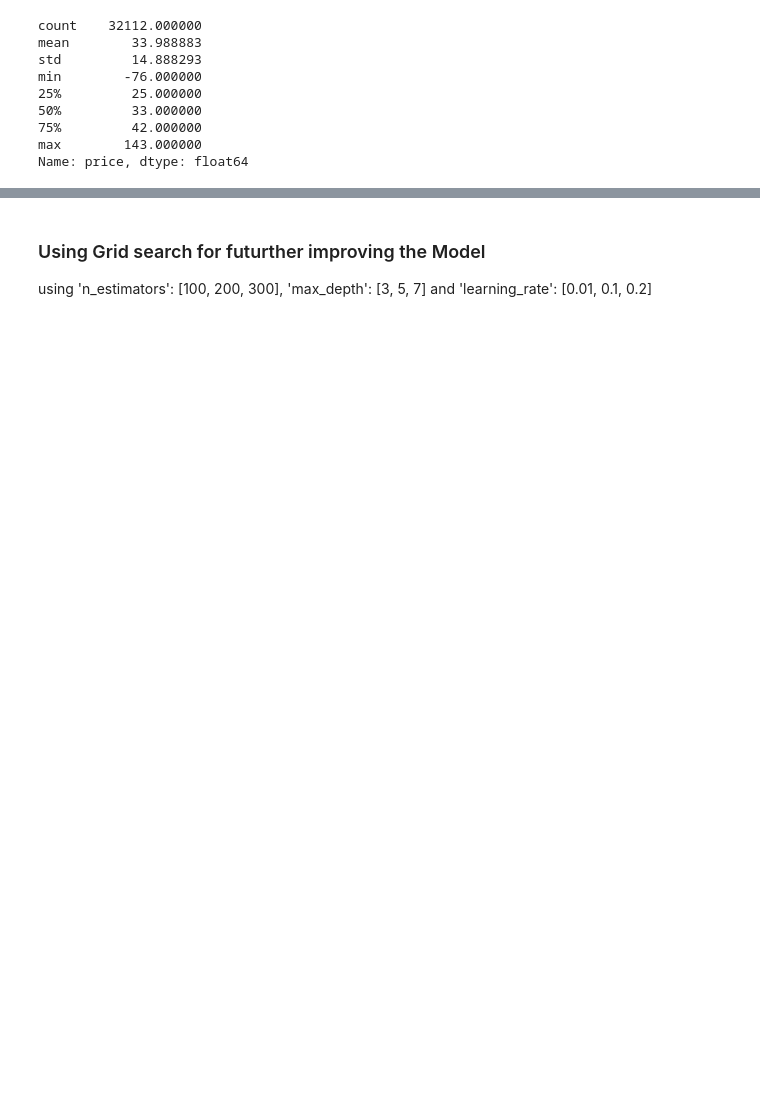
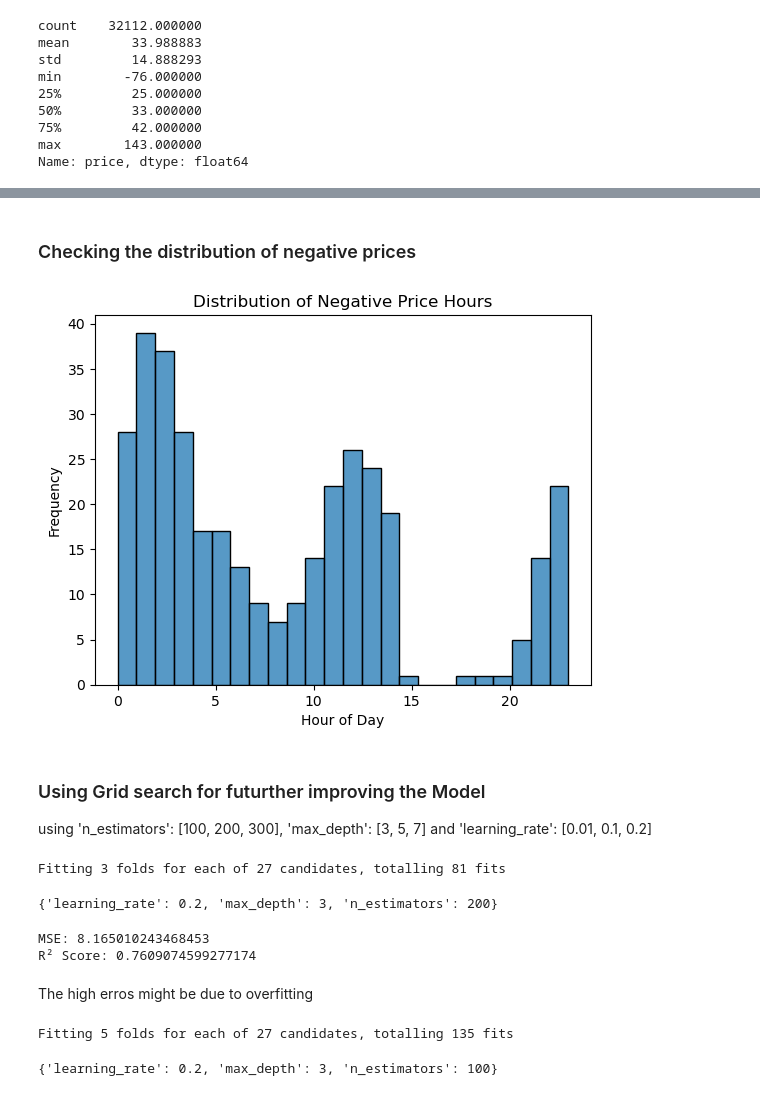
Before and after one commit to jaineshk/Energy-Demand-and-Price-forcasting, a Jupyter notebook: Notebooks/03_model_training_test.ipynb, the cells around one changed output, grey strips where cells are left out. Drawn from its saved outputs; the diff is of its cells as text; code cells hidden in the pictures; blank space fills up the shorter version.

```diff
--- a/Notebooks/03_model_training_test.ipynb
+++ b/Notebooks/03_model_training_test.ipynb
@@ -170,3 +181,5 @@ min        -76.000000
 75%         42.000000
 max        143.000000
 Name: price, dtype: float64
+# %%
+negative_price = austria_df[austria_df['price'] < 0]
@@ -173,5 +198,57 @@ Name: price, dtype: float64
+# %% [markdown]
+### Checking the distribution of negative prices
+# %%
+sns.histplot(negative_price['Hour'], bins=24, kde=False)
+plt.title("Distribution of Negative Price Hours")
+plt.xlabel("Hour of Day")
+plt.ylabel("Frequency")
+plt.show()
+# %% [output]
+[figure, added]
 # %% [markdown]
 ### Using Grid search for futurther improving the Model
 using 'n_estimators': [100, 200, 300], 'max_depth': [3, 5, 7] and 'learning_rate': [0.01, 0.1, 0.2]
 # %%
 from sklearn.model_selection import GridSearchCV
+
+# Parameter
+param_grid = {'n_estimators': [100, 200, 300],'max_depth': [3, 5, 7],'learning_rate': [0.01, 0.1, 0.2]}
+
+
+'''cv=3	3-fold cross-validation (train/val split x3)
+n_jobs=-1	Uses all CPU cores to run in parallel
+scoring='r2'	Optimizes based on the R² score
+verbose=3	Shows progress in the console'''
+
+# Creating model for best params search
+gbr_with_CV = GradientBoostingRegressor(random_state=42)
+Gridsearch_CV = GridSearchCV(estimator= gbr_with_CV , param_grid=param_grid,cv=3, n_jobs=-1, verbose=3, scoring='r2')
+Gridsearch_CV.fit(X_train, y_train)
+Gridsearch_CV.best_params_
+# %% [output]
+Fitting 3 folds for each of 27 candidates, totalling 81 fits
+{'learning_rate': 0.2, 'max_depth': 3, 'n_estimators': 200}
+# %%
+# Checking the result with best params
+gbr_best_m = Gridsearch_CV.best_estimator_
+y_pred = gbr_best_m.predict(X_test)
+
+# Calculating Errors
+print("MSE:", mean_squared_error(y_test, y_pred))
+print("R² Score:", r2_score(y_test, y_pred))
+# %% [output]
+MSE: 8.165010243468453
+R² Score: 0.7609074599277174
+# %% [markdown]
+The high erros might be due to overfitting
+# %%
+# using time series split
+from sklearn.model_selection import TimeSeriesSplit
+
+CV_using_timeSS = TimeSeriesSplit(n_splits=5)
+Gridsearch_new_CV = GridSearchCV(estimator= gbr_with_CV , param_grid=param_grid,cv=CV_using_timeSS, n_jobs=-1, verbose=3, scoring='r2')
+Gridsearch_new_CV.fit(X_train, y_train)
+Gridsearch_new_CV.best_params_
+# %% [output]
+Fitting 5 folds for each of 27 candidates, totalling 135 fits
+{'learning_rate': 0.2, 'max_depth': 3, 'n_estimators': 100}
```
Also changed, not shown: parts of 6 cells of this notebook.
